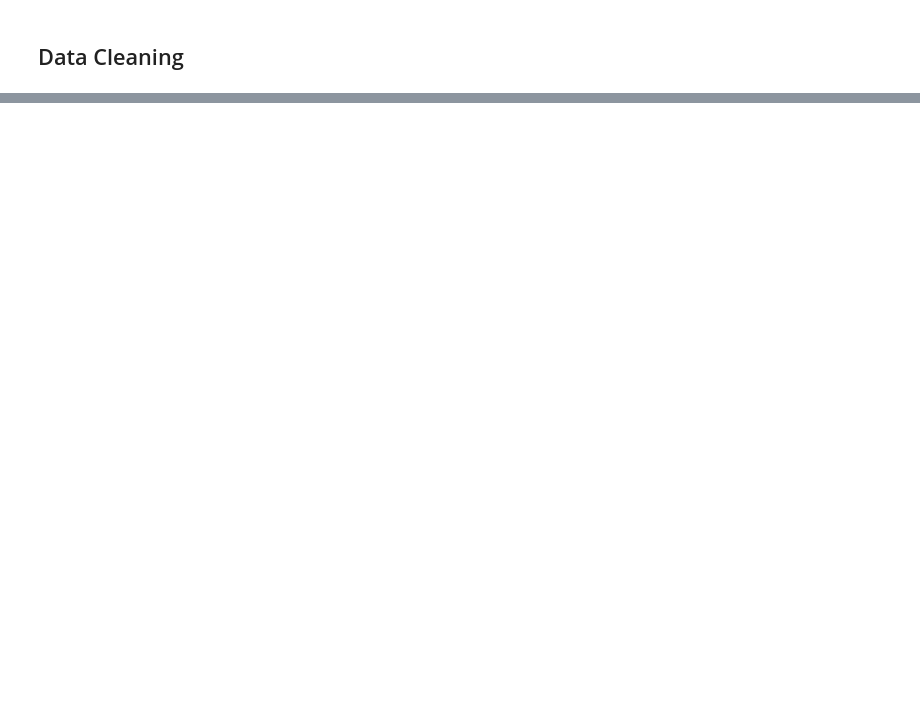
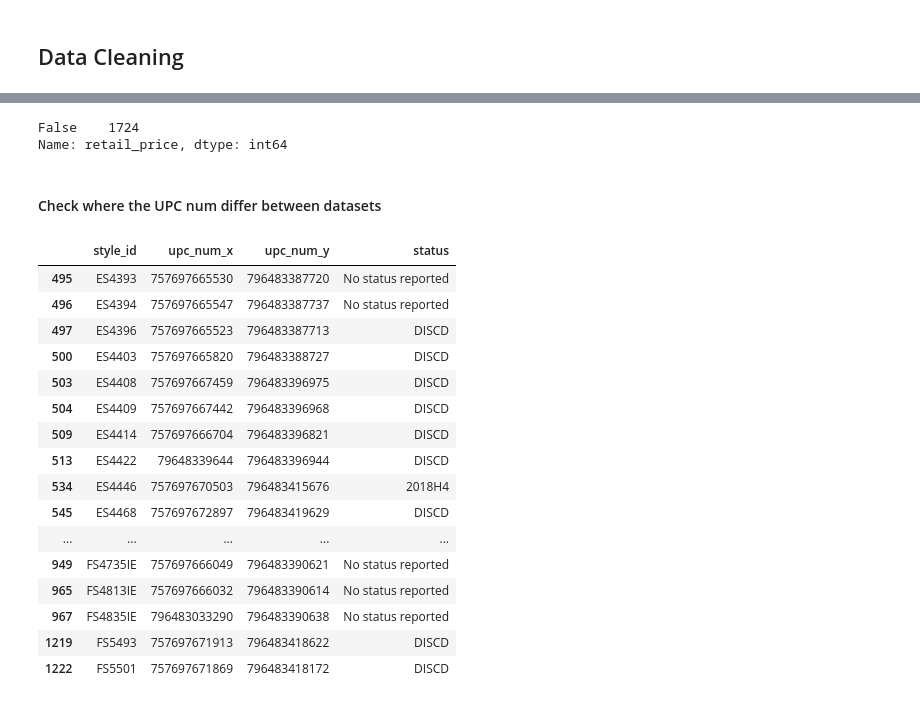
Before and after one commit to vmorenocosta/project-capstone-watch-sales, a Jupyter notebook: code/01_data_cleaning.ipynb, the cells around one changed output, grey strips where cells are left out. Drawn from its saved outputs; the diff is of its cells as text; code cells hidden in the pictures; blank space fills up the shorter version.

Commit message:
data cleaning and merging

```diff
--- a/code/01_data_cleaning.ipynb
+++ b/code/01_data_cleaning.ipynb
@@ -14,0 +164,29 @@ In this project, I aim to build a model that accurately and more quickly forecas
+# %%
+df_website = pd.read_excel('../data/ALL ITEMS FROM WEBSITE.xlsx')
+
+# Drop unnecessary columns
+df_website.drop(columns=['u_brand','u_category','description','name'],inplace=True)
+
+# Standardize column names
+df_website.columns = df_website.columns.astype(str).str.strip().str.lower().str.replace(' ','_').str.replace('u_','').str.replace('ws_','')
+df_website.columns = ['style_id', 'upc_num', 'gender', 'collection', 'size', 'wholesale_price', 'retail_price',
+       'product_type', 'product_websites', 'weight', 'color',
+       'country_of_origin', 'warranty', 'band_color', 'band_material',
+       'case_material', 'clasp_type', 'crystal_type', 'dial_color',
+       'movement_type', 'water_resistant', 'max_cart_qty']
+
+# Convert UPC number to str (categorical)
+df_website.loc[:,'upc_num'] = df_website.loc[:,'upc_num'].astype(int).astype(str)
+
+# Identify and deal with null values
+# band color
+df_website['band_color'] = df_website['band_color'].fillna('No color reported')
+# clasp type
+df_website['clasp_type'] = df_website['clasp_type'].fillna('No clasp type reported')
+# movement type
+df_website['movement_type'] = df_website['movement_type'].fillna('No movement type reported')
+# water resistance, fill with 10000 since most likelye
+df_website['max_cart_qty'] = df_website['max_cart_qty'].fillna(10000)
+
+# Dropping the following columns because their values are all the same
+df_website.drop(columns=['product_type','product_websites','weight','crystal_type'],inplace=True)
@@ -14,0 +335,2 @@ In this project, I aim to build a model that accurately and more quickly forecas
+# %%
+df_models = pd.merge(left = df_watch_chart, right = df_website, how = 'outer', on = 'style_id', sort=True)
@@ -14,0 +416,6 @@ In this project, I aim to build a model that accurately and more quickly forecas
+# %%
+# This is a tough decision... however for now, let's replace the prices with the website retail prices
+# Rationale: If we use the price in the model to predict sales, the new model prices will not be scaled to the
+# previous model prices
+
+df_models['retail_price'] = [x if str(y) == 'nan' else y for x, y in zip(df_models['retail_price_x'],df_models['retail_price_y'])]
@@ -14,0 +438,30 @@ In this project, I aim to build a model that accurately and more quickly forecas
+# %%
+df_models['retail_price'].isna().value_counts()
+# %% [output]
+False    1724
+Name: retail_price, dtype: int64
+# %%
+df_models.drop(columns=['retail_price_x','retail_price_y'],inplace=True)
+# %% [markdown]
+#### Check where the UPC num differ between datasets
+# %%
+upc_discrepancy = df_models[(df_models['upc_num_x'] != df_models['upc_num_y'])][['style_id','upc_num_x','upc_num_y','status']].dropna()
+upc_discrepancy
+# %% [output]
+|  | style_id | upc_num_x | upc_num_y | status |
+| 495 | ES4393 | 757697665530 | 796483387720 | No status reported |
+| 496 | ES4394 | 757697665547 | 796483387737 | No status reported |
+| 497 | ES4396 | 757697665523 | 796483387713 | DISCD |
+| 500 | ES4403 | 757697665820 | 796483388727 | DISCD |
+| 503 | ES4408 | 757697667459 | 796483396975 | DISCD |
+| 504 | ES4409 | 757697667442 | 796483396968 | DISCD |
+| 509 | ES4414 | 757697666704 | 796483396821 | DISCD |
+| 513 | ES4422 | 79648339644 | 796483396944 | DISCD |
+| 534 | ES4446 | 757697670503 | 796483415676 | 2018H4 |
+| 545 | ES4468 | 757697672897 | 796483419629 | DISCD |
+| ... | ... | ... | ... | ... |
+| 949 | FS4735IE | 757697666049 | 796483390621 | No status reported |
+| 965 | FS4813IE | 757697666032 | 796483390614 | No status reported |
+| 967 | FS4835IE | 796483033290 | 796483390638 | No status reported |
+| 1219 | FS5493 | 757697671913 | 796483418622 | DISCD |
+| 1222 | FS5501 | 757697671869 | 796483418172 | DISCD |
```
Also changed, not shown: parts of 65 cells of this notebook, 17 other files.
